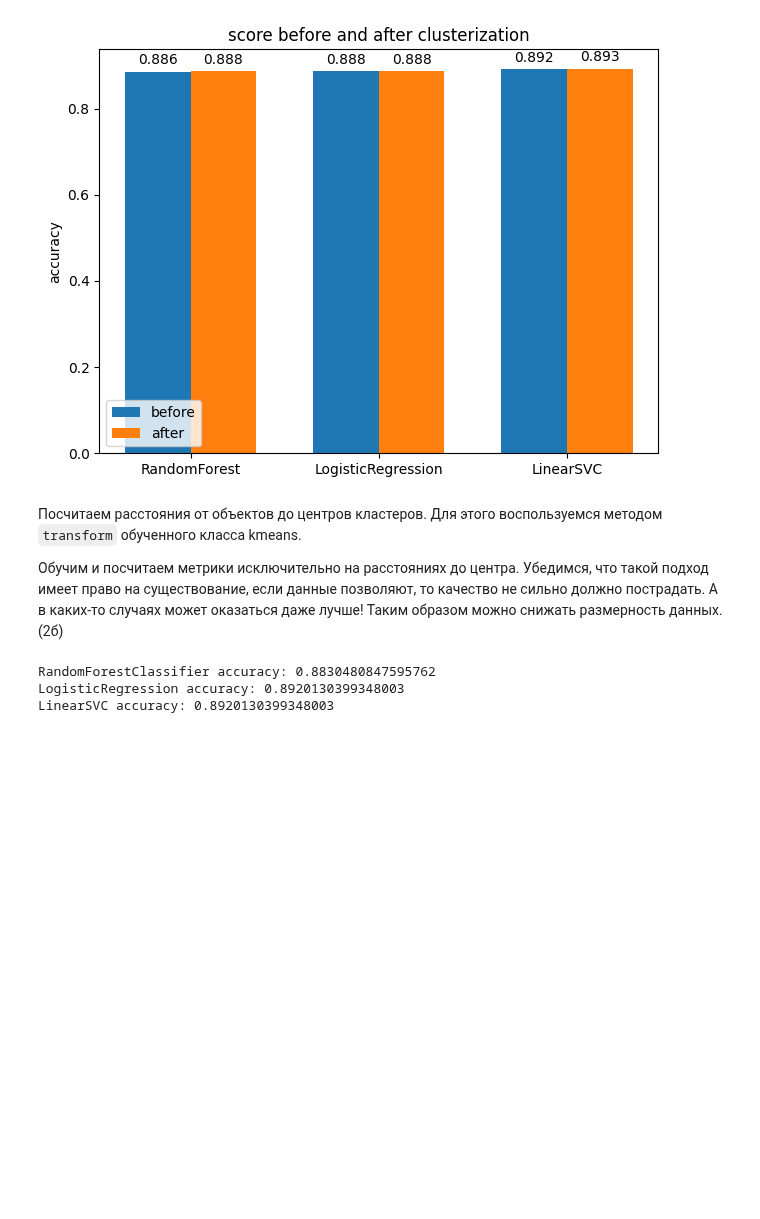
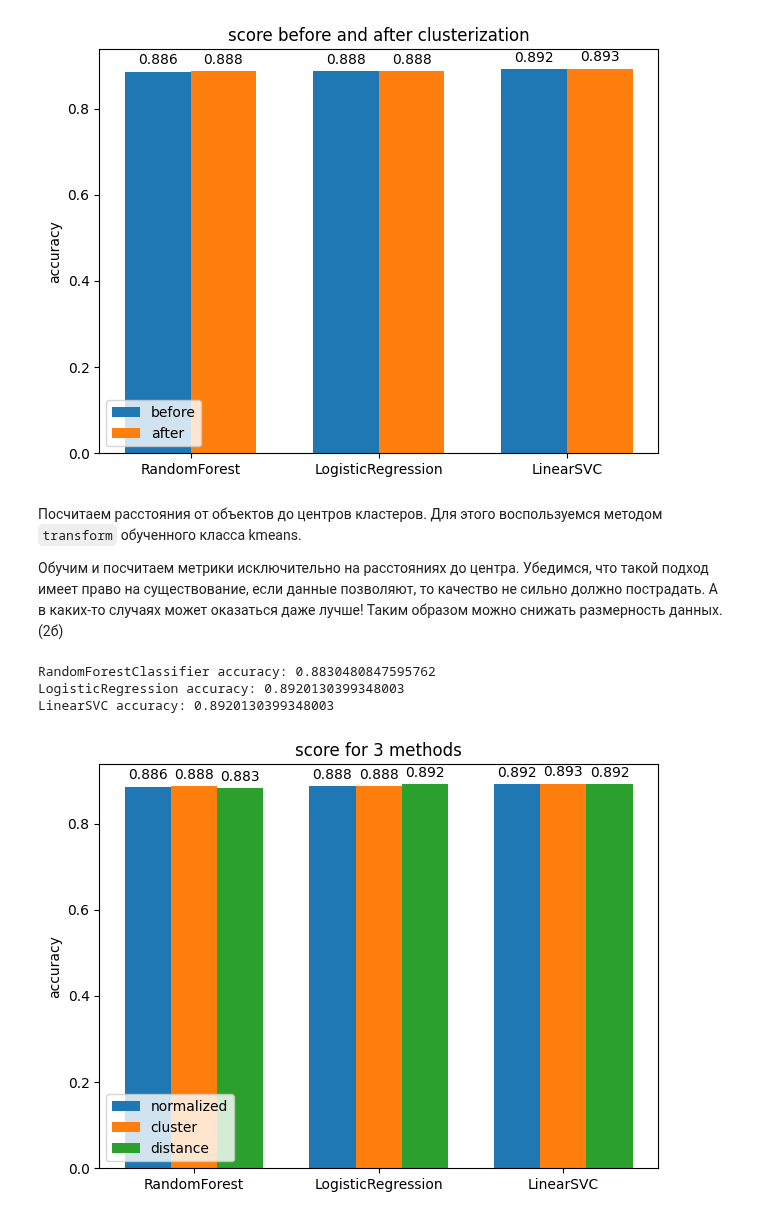
Before and after one commit to ML-engineering-Freelancerroma/ML_course, a Jupyter notebook: ML_21_кластеризация/HW_21(new).ipynb, the cells around one changed output. Drawn from its saved outputs; the diff is of its cells as text; code cells hidden in the pictures; blank space fills up the shorter version.

```diff
--- a/ML_21_кластеризация/HW_21(new).ipynb
+++ b/ML_21_кластеризация/HW_21(new).ipynb
@@ -243,3 +243,62 @@ print(f'LinearSVC accuracy: {lsvc_dist_accuracy}')
 RandomForestClassifier accuracy: 0.8830480847595762
 LogisticRegression accuracy: 0.8920130399348003
 LinearSVC accuracy: 0.8920130399348003
+# %%
+accuracy_norm = [
+    rf_norm,
+    lr_norm,
+    lsvc_norm
+]
+
+accuracy_clust = [
+    rf_2_accuracy,
+    lr_2_accuracy,
+    lsvc_2_accuracy
+]
+
+accuracy_dist = [
+    rf_dist_accuracy,
+    lr_dist_accuracy,
+    lsvc_dist_accuracy
+]
+
+labels = [
+    'RandomForest',
+    'LogisticRegression',
+    'LinearSVC'
+]
+
+x = np.arange(len(labels))
+width = 0.25
+
+fig, ax = plt.subplots()
+directs_1 = ax.bar(x-width, accuracy_norm, width, label='normalized')
+directs_2 = ax.bar(x, accuracy_clust, width, label='cluster')
+directs_3 = ax.bar(x+width, accuracy_dist, width, label='distance')
+
+ax.set_ylabel('accuracy')
+ax.set_title('score for 3 methods')
+ax.set_xticks(x)
+ax.set_xticklabels(labels)
+ax.legend()
+
+def add_label(directs):
+    for direct in directs:
+        height = direct.get_height()
+        ax.annotate(
+            '{:.3f}'.format(height),
+            xy=(direct.get_x()+direct.get_width()/2, height),
+            xytext=(0, 3),
+            textcoords='offset points',
+            ha='center',
+            va='bottom'
+        )
+
+add_label(directs_1)
+add_label(directs_2)
+add_label(directs_3)
+
+fig.tight_layout()
+plt.show()
+# %% [output]
+[figure, added]
```
Also changed, not shown: parts of 1 cell of this notebook.
